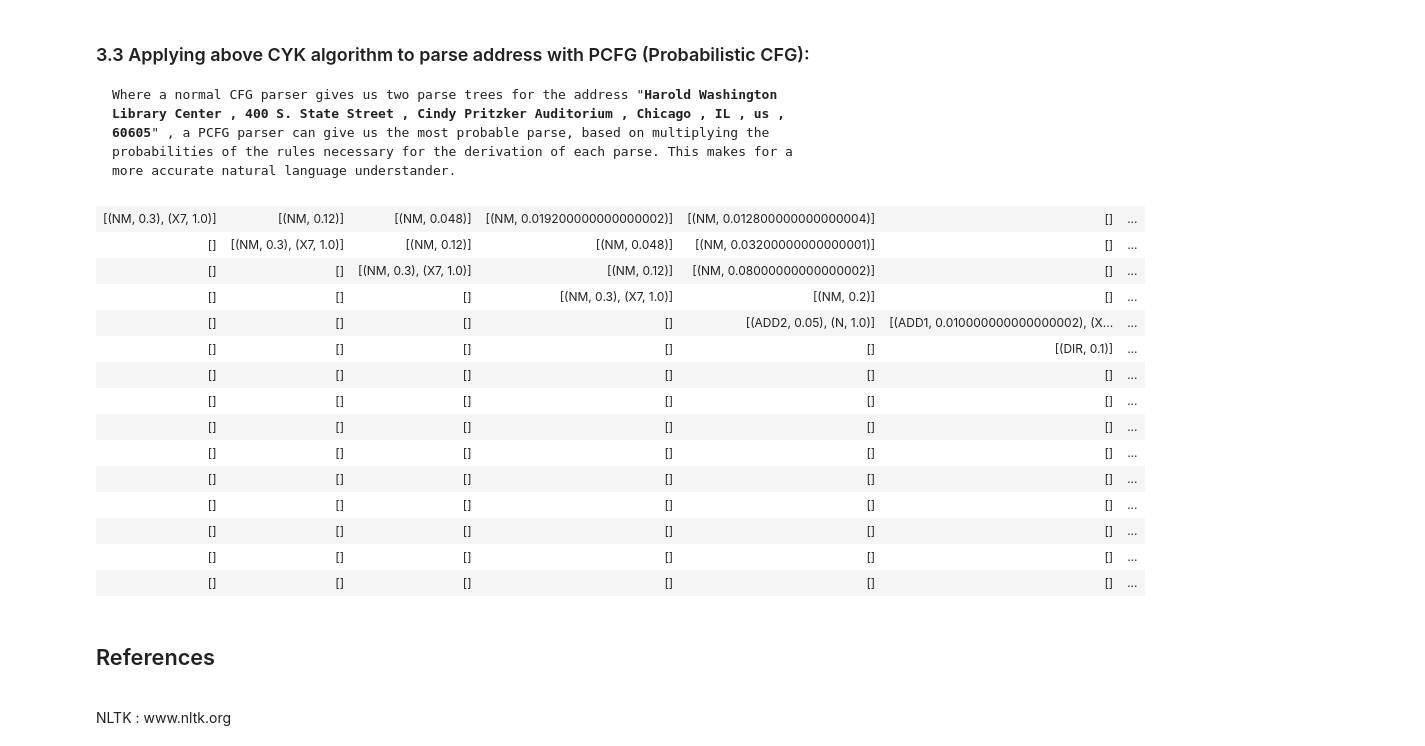
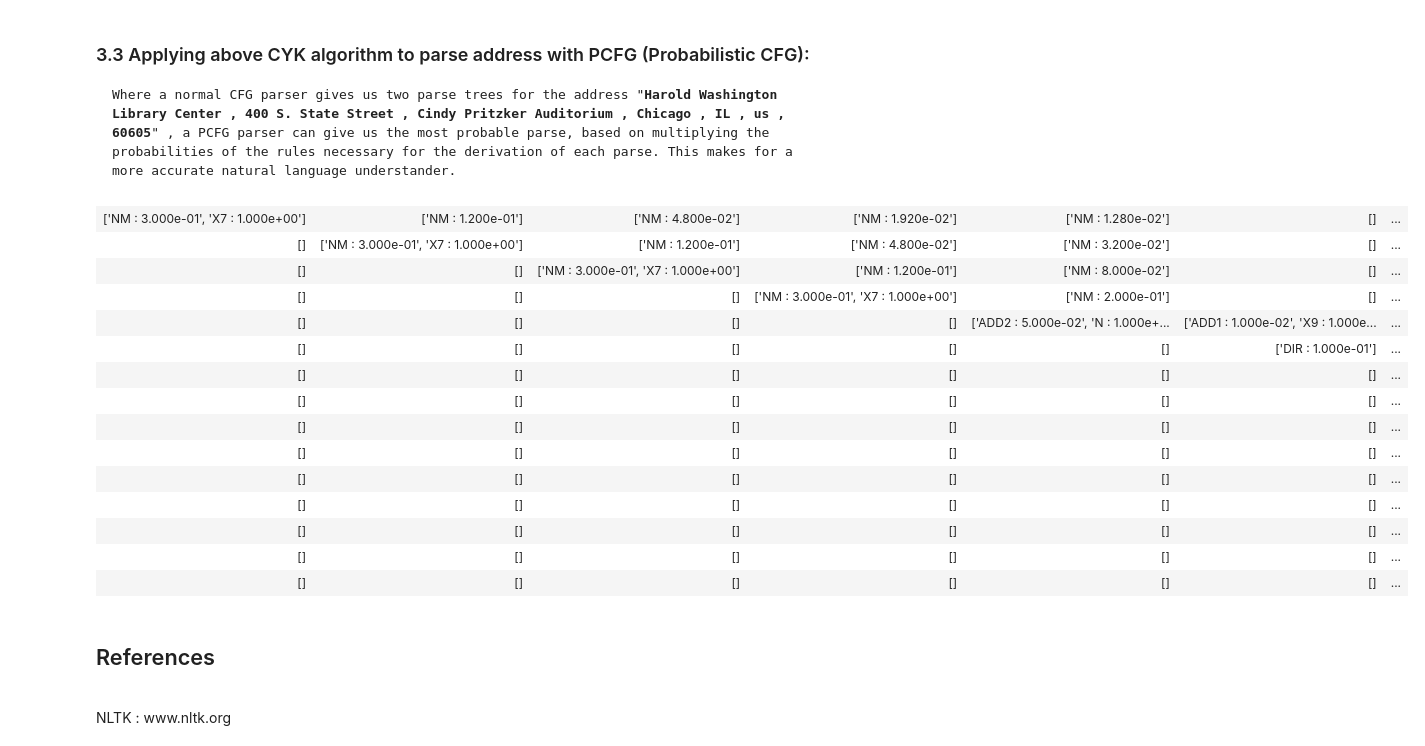
Before and after one commit to bhargav-patel/NotebooksNLP, a Jupyter notebook: 1.Parsing_with_CFG_and_PCFG.ipynb, the cells around one changed output. Drawn from its saved outputs; the diff is of its cells as text; code cells hidden in the pictures.

```diff
--- a/1.Parsing_with_CFG_and_PCFG.ipynb
+++ b/1.Parsing_with_CFG_and_PCFG.ipynb
@@ -627,6 +624,7 @@ IPython.display.display(HTML(
 <pre>Where a normal CFG parser gives us two parse trees for the address "<b>Harold Washington Library Center , 400 S. State Street , Cindy Pritzker Auditorium , Chicago , IL , us , 60605</b>" , a PCFG parser can give us the most probable parse, based on multiplying the probabilities of the rules necessary for the derivation of each parse. This makes for a more accurate natural language understander.
 </pre>
 # %%
+import math
 #an example address string
 adr1 = "Harold Washington Library Center , 400 S. State Street , Cindy Pritzker Auditorium , Chicago , IL , us , 60605"
 
@@ -735,40 +733,40 @@ for prod in grammar.productions():
         lookup[prod.rhs()] = [(prod.lhs(),prod.prob())]
 
 #filling diagonal
 for i in range(len(tokens)):
     prods = grammar.productions(rhs=tokens[i])
     table[i][i]= [(x.lhs(),x.prob()) for x in prods]
 
 #filling rest of table with cyk algorithm
 for i in range(2,size+1):
     for j in range(size-i+1):
 
         for k in range(j,j+i-1):
 
             nt1, nt2 = table[j][k], table[k+1][j+i-1]
             currentNts = []
 
             if nt1 and nt2:
                 for p1 in nt1:
                     for p2 in nt2:
                         if (p1[0],p2[0]) in lookup:
                             for o in lookup[(p1[0],p2[0])]:
                                 currentNts.append((o[0],p1[1]*p2[1]*o[1]))
             table[j][j+i-1] += currentNts
 
 IPython.display.display(HTML(
     '<table><tr>{}</tr></table>'.format(
         '</tr><tr>'.join(
-            '<td>{}</td>'.format('</td><td>'.join(str(_) for _ in row)) for row in table)
+            '<td>{}</td>'.format('</td><td>'.join(str( [str(x[0])+ ' : ' +"{:.3e}".format(x[1]) for x in _]) for _ in row)) for row in table)
         )
  ))
 # %% [output]
-| [(NM, 0.3), (X7, 1.0)] | [(NM, 0.12)] | [(NM, 0.048)] | [(NM, 0.019200000000000002)] | [(NM, 0.012800000000000004)] | [] | ... |
-| [] | [(NM, 0.3), (X7, 1.0)] | [(NM, 0.12)] | [(NM, 0.048)] | [(NM, 0.03200000000000001)] | [] | ... |
-| [] | [] | [(NM, 0.3), (X7, 1.0)] | [(NM, 0.12)] | [(NM, 0.08000000000000002)] | [] | ... |
-| [] | [] | [] | [(NM, 0.3), (X7, 1.0)] | [(NM, 0.2)] | [] | ... |
-| [] | [] | [] | [] | [(ADD2, 0.05), (N, 1.0)] | [(ADD1, 0.010000000000000002), (X... | ... |
-| [] | [] | [] | [] | [] | [(DIR, 0.1)] | ... |
+| ['NM : 3.000e-01', 'X7 : 1.000e+00'] | ['NM : 1.200e-01'] | ['NM : 4.800e-02'] | ['NM : 1.920e-02'] | ['NM : 1.280e-02'] | [] | ... |
+| [] | ['NM : 3.000e-01', 'X7 : 1.000e+00'] | ['NM : 1.200e-01'] | ['NM : 4.800e-02'] | ['NM : 3.200e-02'] | [] | ... |
+| [] | [] | ['NM : 3.000e-01', 'X7 : 1.000e+00'] | ['NM : 1.200e-01'] | ['NM : 8.000e-02'] | [] | ... |
+| [] | [] | [] | ['NM : 3.000e-01', 'X7 : 1.000e+00'] | ['NM : 2.000e-01'] | [] | ... |
+| [] | [] | [] | [] | ['ADD2 : 5.000e-02', 'N : 1.000e+... | ['ADD1 : 1.000e-02', 'X9 : 1.000e... | ... |
+| [] | [] | [] | [] | [] | ['DIR : 1.000e-01'] | ... |
 | [] | [] | [] | [] | [] | [] | ... |
 | [] | [] | [] | [] | [] | [] | ... |
 | [] | [] | [] | [] | [] | [] | ... |
```
Also changed, not shown: parts of 1 cell of this notebook.
